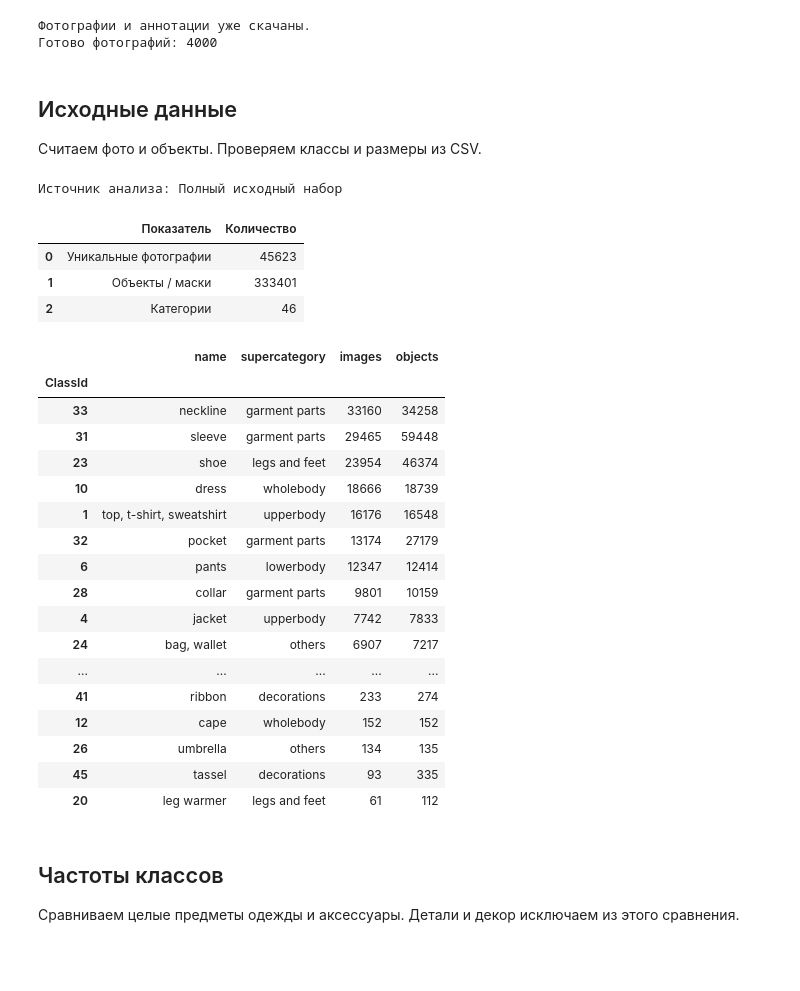
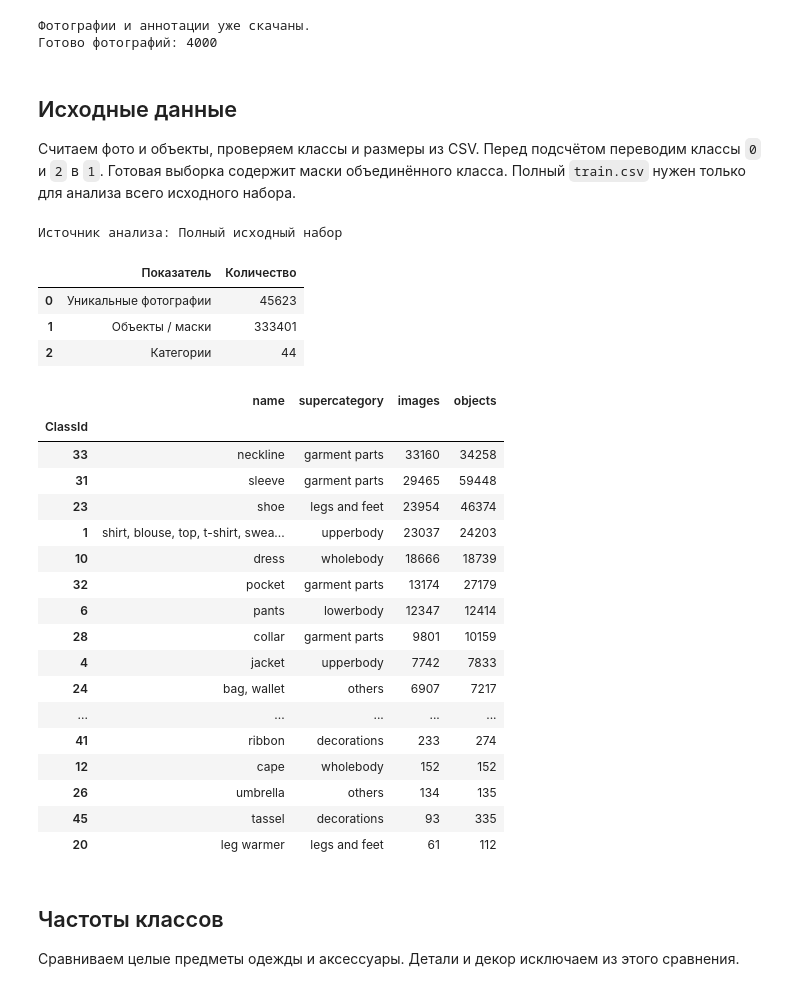
Before and after one commit to Monyzik/framework-coursework, a Jupyter notebook: notebooks/fashion.ipynb, the cells around one changed output. Cells and saved outputs as stored; diff of their text form; code cells hidden in the pictures; blank space fills up the shorter version.

```diff
--- a/notebooks/fashion.ipynb
+++ b/notebooks/fashion.ipynb
@@ -51,7 +52,7 @@ plt.rcParams.update({'figure.dpi': 120, 'axes.grid': False})
 # %% [markdown]
 ## Исходные данные
 
-Считаем фото и объекты. Проверяем классы и размеры из CSV.
+Считаем фото и объекты, проверяем классы и размеры из CSV. Перед подсчётом переводим классы `0` и `2` в `1`. Готовая выборка содержит маски объединённого класса. Полный `train.csv` нужен только для анализа всего исходного набора.
 # %%
 labels = json.loads((RAW / 'label_descriptions.json').read_text())
 categories = pd.DataFrame(labels['categories']).set_index('id')
@@ -66,36 +67,43 @@ metadata = pd.read_csv(
     dtype={'ImageId': 'string', 'ClassId': 'int64', 'Height': 'int64', 'Width': 'int64'},
 )
 if not metadata['ClassId'].isin(categories.index).all():
     raise ValueError('Найдены неизвестные классы.')
 if (metadata[['Width', 'Height']] <= 0).any().any():
     raise ValueError('Найдены некорректные размеры.')
 if (metadata.groupby('ImageId')[['Width', 'Height']].nunique() > 1).any().any():
     raise ValueError('Для одного фото указаны разные размеры.')
 
+metadata['ClassId'] = metadata['ClassId'].replace({0: 1, 2: 1})
+categories = categories.drop(index=[0, 2])
+categories.loc[1, 'name'] = 'shirt, blouse, top, t-shirt, sweatshirt, sweater'
+if SOURCE_CSV != RAW / 'train.csv':
+    print('Полный train.csv отсутствует. Используются только сохранённые маски. '
+          'Классы 0, 1 и 2 объединены в класс 1 в опубликованной выборке.')
+
 counts = categories[['name', 'supercategory']].join(
     metadata.groupby('ClassId').agg(images=('ImageId', 'nunique'), objects=('ImageId', 'size'))
 ).fillna({'images': 0, 'objects': 0}).astype(
     {'images': int, 'objects': int}
 ).sort_values('images', ascending=False)
 
 display(pd.DataFrame({
     'Показатель': ['Уникальные фотографии', 'Объекты / маски', 'Категории'],
     'Количество': [metadata['ImageId'].nunique(), len(metadata), len(categories)],
 }))
 display(counts.rename_axis('ClassId'))
 # %% [output]
 Источник анализа: Полный исходный набор
 |  | Показатель | Количество |
 | 0 | Уникальные фотографии | 45623 |
 | 1 | Объекты / маски | 333401 |
-| 2 | Категории | 46 |
+| 2 | Категории | 44 |
 |  | name | supercategory | images | objects |
 | ClassId |  |  |  |  |
 | 33 | neckline | garment parts | 33160 | 34258 |
 | 31 | sleeve | garment parts | 29465 | 59448 |
 | 23 | shoe | legs and feet | 23954 | 46374 |
+| 1 | shirt, blouse, top, t-shirt, swea... | upperbody | 23037 | 24203 |
 | 10 | dress | wholebody | 18666 | 18739 |
-| 1 | top, t-shirt, sweatshirt | upperbody | 16176 | 16548 |
 | 32 | pocket | garment parts | 13174 | 27179 |
 | 6 | pants | lowerbody | 12347 | 12414 |
 | 28 | collar | garment parts | 9801 | 10159 |
```
Also changed, not shown: parts of 10 cells of this notebook, 2 other files.
